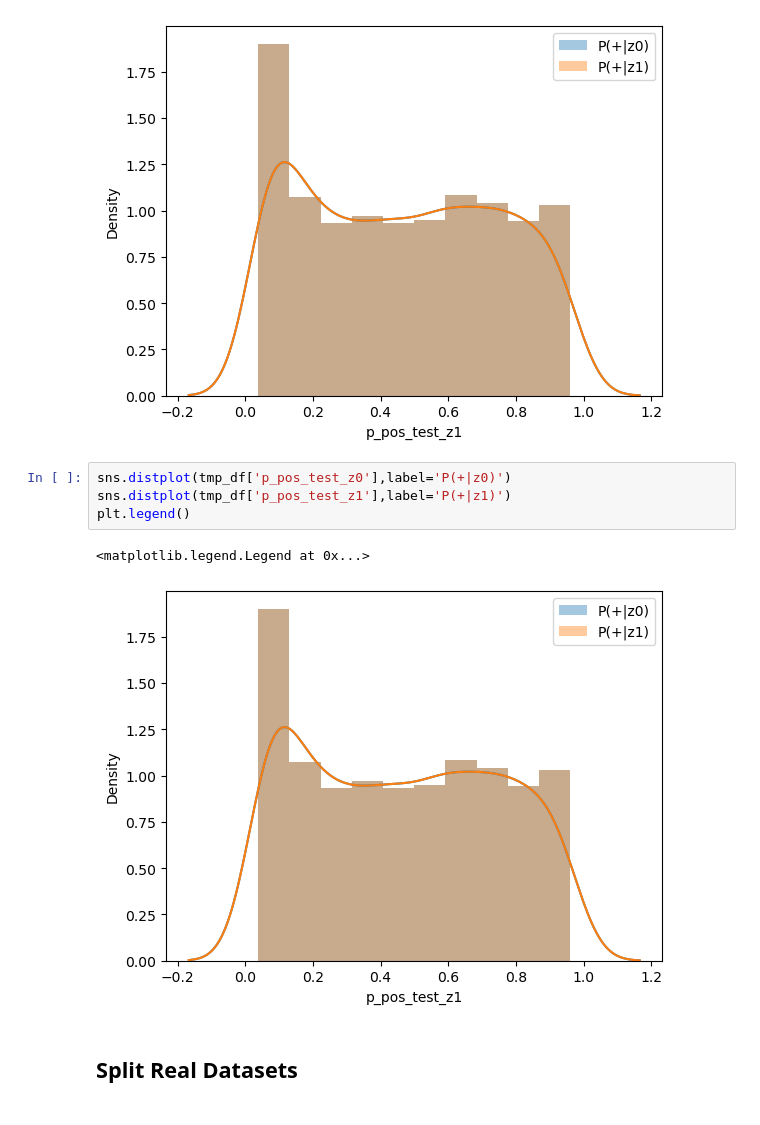
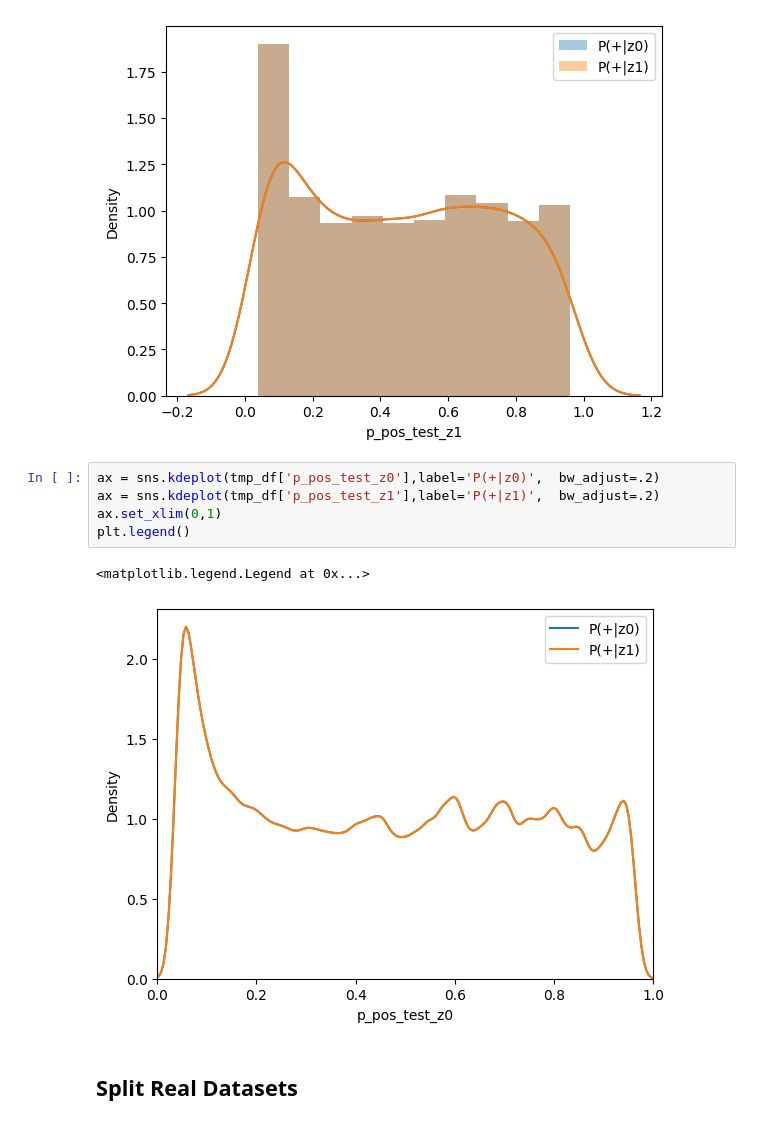
Before and after one commit to LinguisticAnomalies/DeconDTN, a Jupyter notebook: notebooks_xiruo/[demo] Split Function - Binary.ipynb, the cells around one changed output. Drawn from its saved outputs; the diff is of its cells as text.

Commit message:
test permutation

```diff
--- a/notebooks_xiruo/[demo] Split Function - Binary.ipynb
+++ b/notebooks_xiruo/[demo] Split Function - Binary.ipynb
@@ -323,12 +330,13 @@ plt.legend()
 <matplotlib.legend.Legend at 0x...>
 [figure]
 # %%
-sns.distplot(tmp_df['p_pos_test_z0'],label='P(+|z0)')
-sns.distplot(tmp_df['p_pos_test_z1'],label='P(+|z1)')
+ax = sns.kdeplot(tmp_df['p_pos_test_z0'],label='P(+|z0)',  bw_adjust=.2)
+ax = sns.kdeplot(tmp_df['p_pos_test_z1'],label='P(+|z1)',  bw_adjust=.2)
+ax.set_xlim(0,1)
 plt.legend()
 # %% [output]
 <matplotlib.legend.Legend at 0x...>
-[figure, old version]
+[figure, new version]
 # %% [markdown]
 ## Split Real Datasets
 # %%
```
Also changed, not shown: parts of 3 cells of this notebook, 21 other files.
